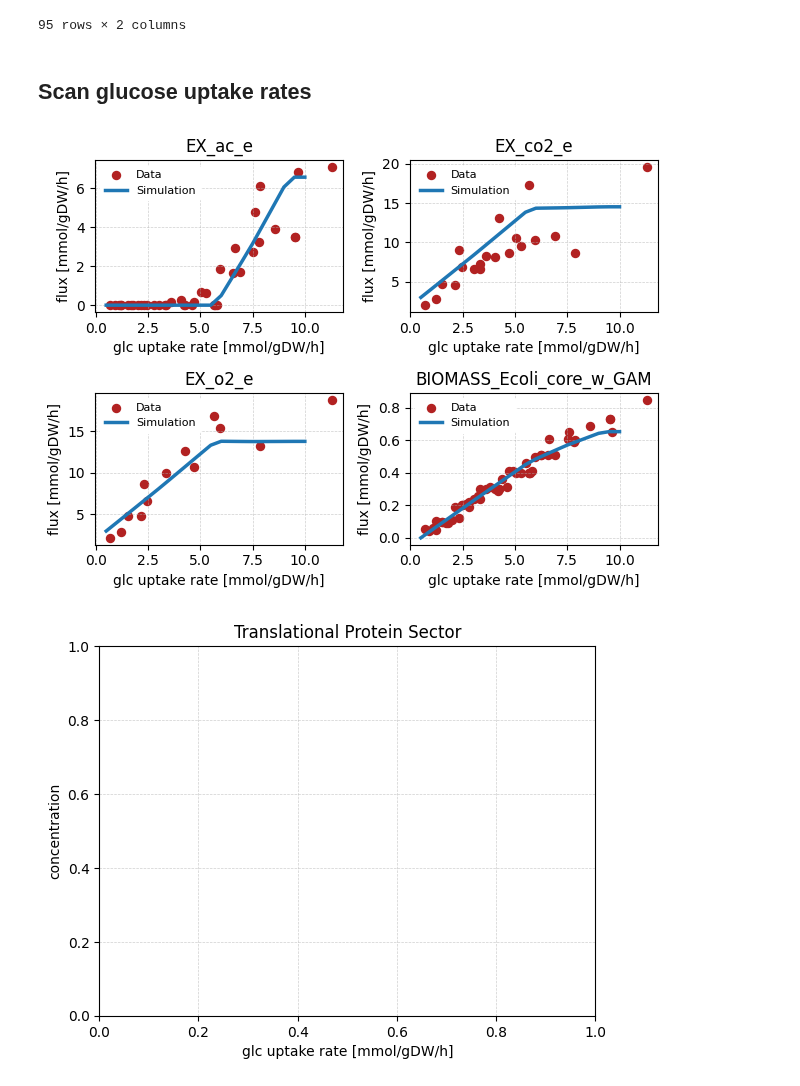
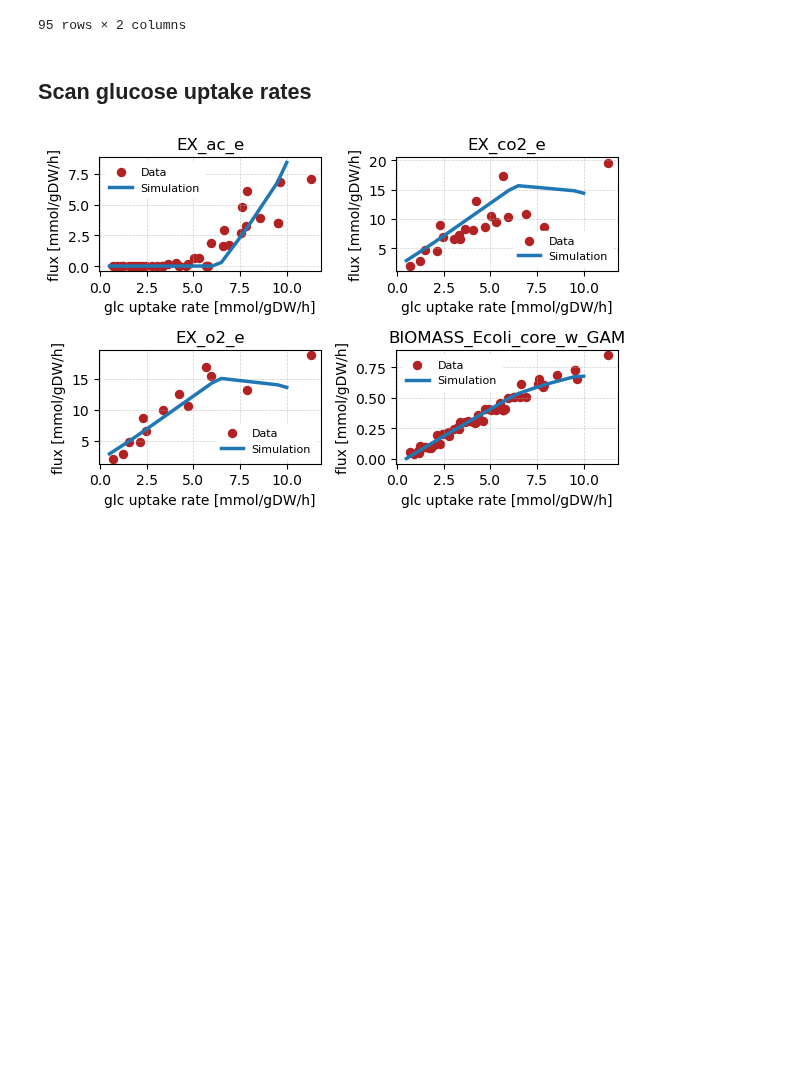
Before and after one commit to iAMB-RWTH-Aachen/PAModelpy, a Jupyter notebook: Scripts/create_ecolicore_pam_incl_UE.ipynb, the cells around one changed output. Saved outputs shown, nothing was run; the diff lists cells and outputs as text; code cells hidden in the pictures; blank space fills up the shorter version.

Commit message:
integrated transcript data

```diff
--- a/Scripts/create_ecolicore_pam_incl_UE.ipynb
+++ b/Scripts/create_ecolicore_pam_incl_UE.ipynb
@@ -18,9 +17,13 @@ ImportError: attempted relative import with no known parent package
 # Load E. coli core model
 # %%
 # load the model
-model = cobra.io.load_json_model('../models/e_coli_core.json')
+model = cobra.io.load_json_model('../Models/e_coli_core.json')
 # test the model
 sol_t = model.optimize()
 print(model.summary())
+
+# Build E. coli core PAM
+## Create Protein Sectors
+### Active Enzymes
 # %% [output]
 Set parameter Username
@@ -50,6 +46,6 @@ Metabolite Reaction   Flux  C-Number  C-Flux
 # %%
 # load enzyme database from genome-scale E. coli PAM
-enzyme_db = pd.read_excel('../data/proteinAllocationModel_iML1515_EnzymaticData_py.xls',
+enzyme_db = pd.read_excel('../Data/proteinAllocationModel_iML1515_EnzymaticData_py.xls',
                           sheet_name='ActiveEnzymes', index_col=0)
 
 # correct reaction IDS
@@ -220,7 +216,8 @@ translational_enzyme_sector = TransEnzymeSector(
 ### Total Protein Constraint
 # %%
 # total protein constraint (cf. analyze_proteome.ipynb)
-p_tot = 0.16995 # g/gDW -> Standard 0.14 g/gDW
+# p_tot = 0.16995 # g/gDW -> Standard 0.14 g/gDW
+p_tot = 0.185
 # %% [markdown]
 ## Build PAM
 # %%
@@ -258,16 +251,17 @@ Done with setting up the proteome allocation model e_coli_core
 ## Load phenotype data
 # %%
 # load phenotype data from excel file
-pt_data = pd.read_excel('../data/Ecoli_phenotypes_py_rev.xls', sheet_name='Yields', index_col=None)
-pt_data
+pt_data = pd.read_excel('../Data/Ecoli_phenotypes/Ecoli_phenotypes_py_rev.xls', sheet_name='Yields', index_col=None)
 
 # extract reaction specific data
 rxn_to_pt = {}
-rxn_transform = {
-    'EX_ac_e': 'Acetate_OUT',
-    'EX_co2_e': 'CO2_OUT',
-    'EX_o2_e': 'O2_IN',
-    'BIOMASS_Ecoli_core_w_GAM': 'mu'
-}
-for rxn_id, pt_id in rxn_transform.items():
-    rxn_to_pt[rxn_id] = pt_data[['Glucose_IN', pt_id]].dropna().rename(columns={pt_id: rxn_id})
+rxn_transform = {'BIOMASS_Ec_iML1515_core_75p37M':'BIOMASS_Ecoli_core_w_GAM'}
+rxns = ['EX_ac_e','EX_co2_e','EX_o2_e', 'BIOMASS_Ec_iML1515_core_75p37M']
+for rxn_id in rxns:
+    if rxn_id in rxn_transform.keys():
+        rxn_to_pt[rxn_transform[rxn_id]] = pt_data[['EX_glc__D_e', rxn_id]].dropna().rename(columns = {rxn_id: rxn_transform[rxn_id]})
+    else:
+        rxn_to_pt[rxn_id] = pt_data[['EX_glc__D_e', rxn_id]].dropna()
+
+
+rxn_to_pt
@@ -319,34 +331,33 @@ for glc in glc_uptake_rates:
             concentration += enz_var.concentration
         concentrations.append(concentration)
 
 # plot flux changes with glucose uptake
-rxn_id = ['EX_ac_e', 'EX_co2_e', 'EX_o2_e', 'BIOMASS_Ecoli_core_w_GAM']
+rxn_id = ['EX_ac_e','EX_co2_e','EX_o2_e', 'BIOMASS_Ecoli_core_w_GAM']
 fig, axs = plt.subplots(2,2, dpi=100)
 for r, ax in zip(rxn_id, axs.flatten()):
     # plot data
     if r in rxn_to_pt.keys():
-        ax.scatter(rxn_to_pt[r]['Glucose_IN'], rxn_to_pt[r][r],
+        ax.scatter(rxn_to_pt[r]['EX_glc__D_e'].abs(), rxn_to_pt[r][r].abs(),
                    color='firebrick', marker='o', s=30, linewidths=1.3,
                    facecolors=None, zorder=0,
                    label='Data')
 
     # plot simulation
     ax.plot(glc_uptake_rates, [abs(f[r]) for f in fluxes],
             label='Simulation', linewidth=2.5,
             zorder=5)
 
 
     # options
     ax.set_xlabel('glc uptake rate [mmol/gDW/h]')
     ax.set_ylabel('flux [mmol/gDW/h]')
     ax.set_title(r)
     # set grid
     ax.grid(True, axis='both', linestyle='--', linewidth=0.5, alpha=0.6   )
     ax.set_axisbelow(True)
     # show legend
     ax.legend(fontsize=8, edgecolor='white', facecolor='white', framealpha=1)
 
 plt.tight_layout()
 # %% [output]
-[figure, old version]
+[figure, new version]
-[figure, removed]
```
Also changed, not shown: parts of 6 cells of this notebook, 11 other files.
